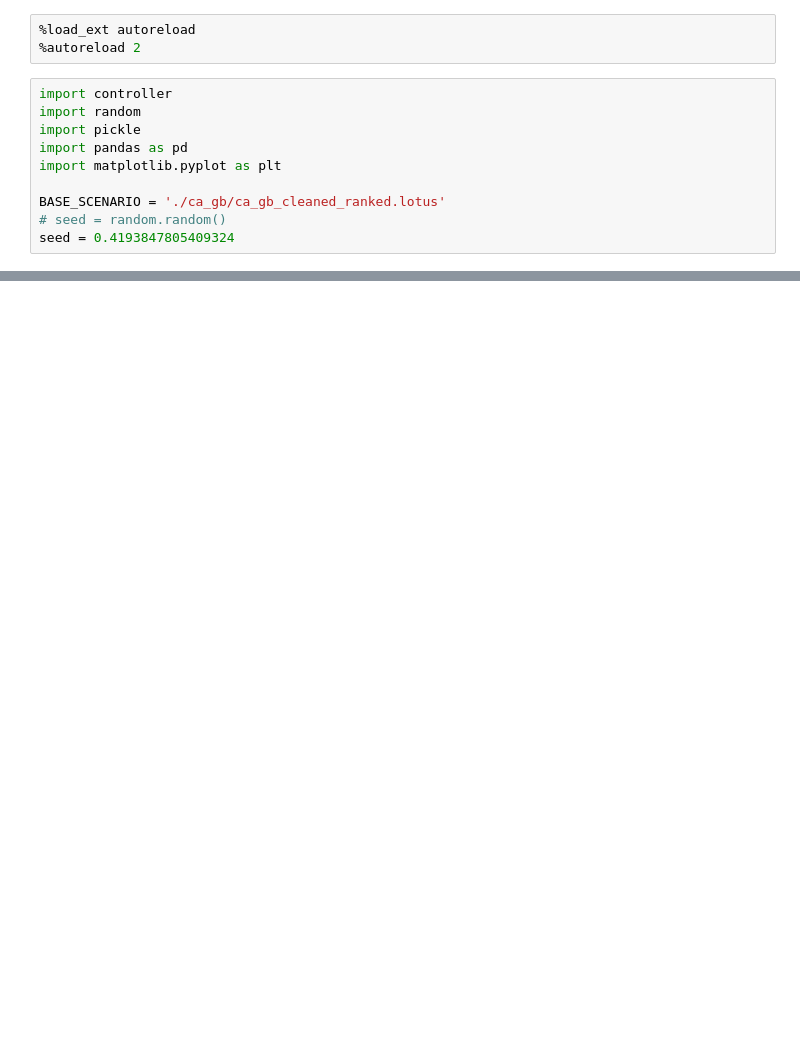
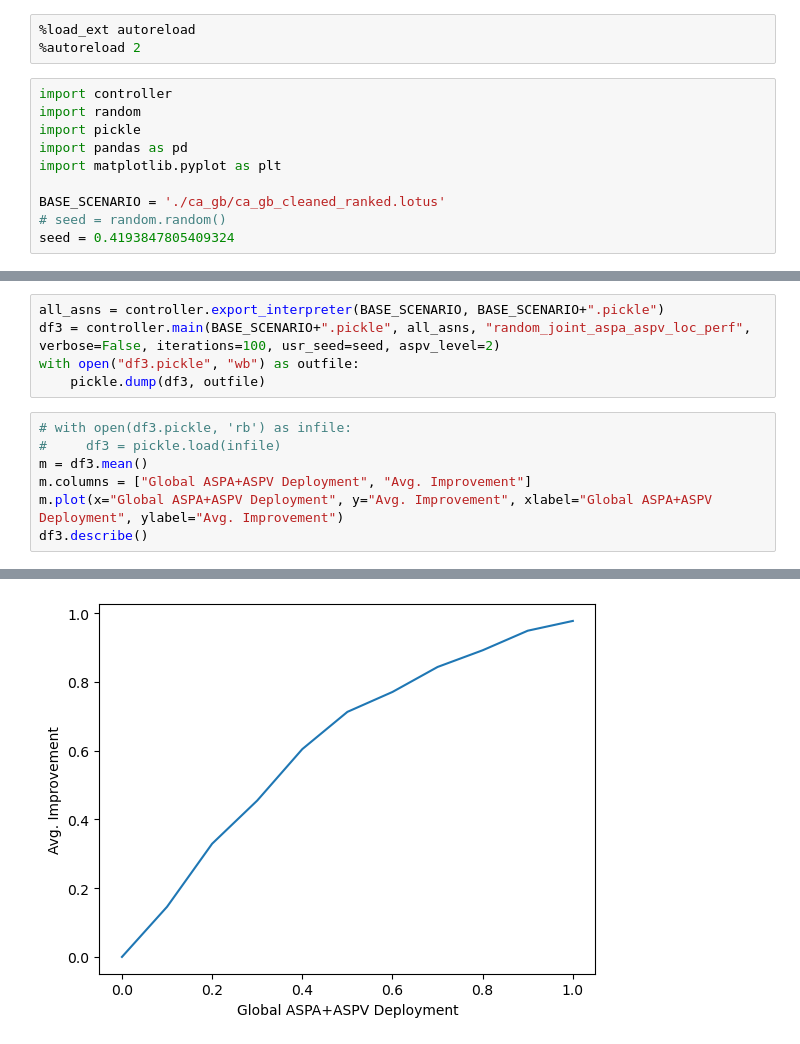
Before and after one commit to TianWong/LOTUS, a Jupyter notebook: controller_workbook.ipynb, the cells around one changed output, grey strips where cells are left out. Drawn from its saved outputs; the diff is of its cells as text; blank space fills up the shorter version.

Commit message:
aspv 2 augment loc_prf

```diff
--- a/controller_workbook.ipynb
+++ b/controller_workbook.ipynb
@@ -256,0 +47,13 @@ m.plot(x="National ASPA+ASPV Deployment", y="Avg. Improvement", xlabel="National
+# %%
+all_asns = controller.export_interpreter(BASE_SCENARIO, BASE_SCENARIO+".pickle")
+df3 = controller.main(BASE_SCENARIO+".pickle", all_asns, "random_joint_aspa_aspv_loc_perf", verbose=False, iterations=100, usr_seed=seed, aspv_level=2)
+with open("df3.pickle", "wb") as outfile:
+    pickle.dump(df3, outfile)
+# %%
+# with open(df3.pickle, 'rb') as infile:
+#     df3 = pickle.load(infile)
+m = df3.mean()
+m.columns = ["Global ASPA+ASPV Deployment", "Avg. Improvement"]
+m.plot(x="Global ASPA+ASPV Deployment", y="Avg. Improvement", xlabel="Global ASPA+ASPV Deployment", ylabel="Avg. Improvement")
+df3.describe()
+# %% [output]
@@ -256,0 +69 @@ m.plot(x="National ASPA+ASPV Deployment", y="Avg. Improvement", xlabel="National
+[figure, added]
```
Also changed, not shown: parts of 41 cells of this notebook, 8 other files.
